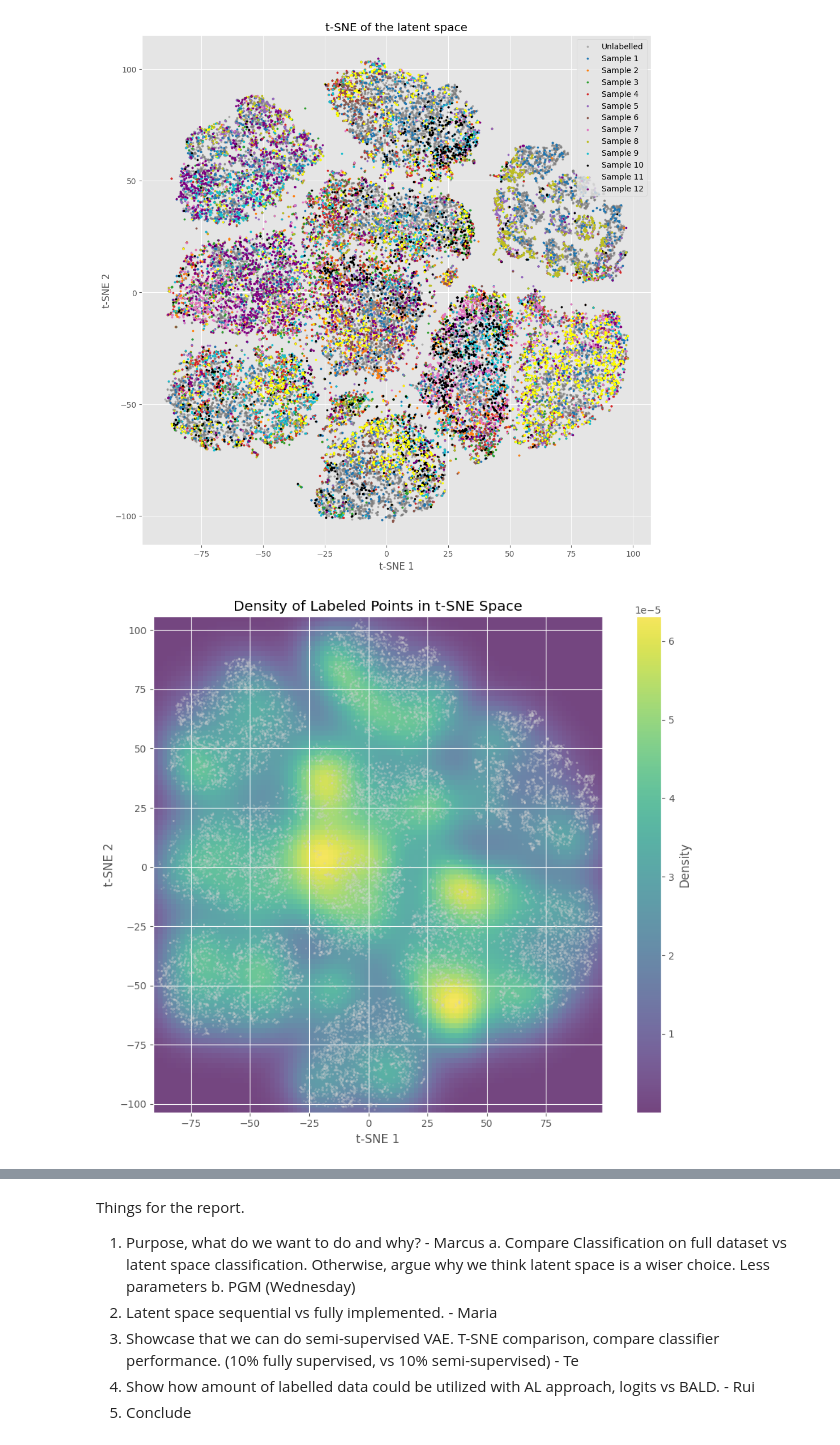
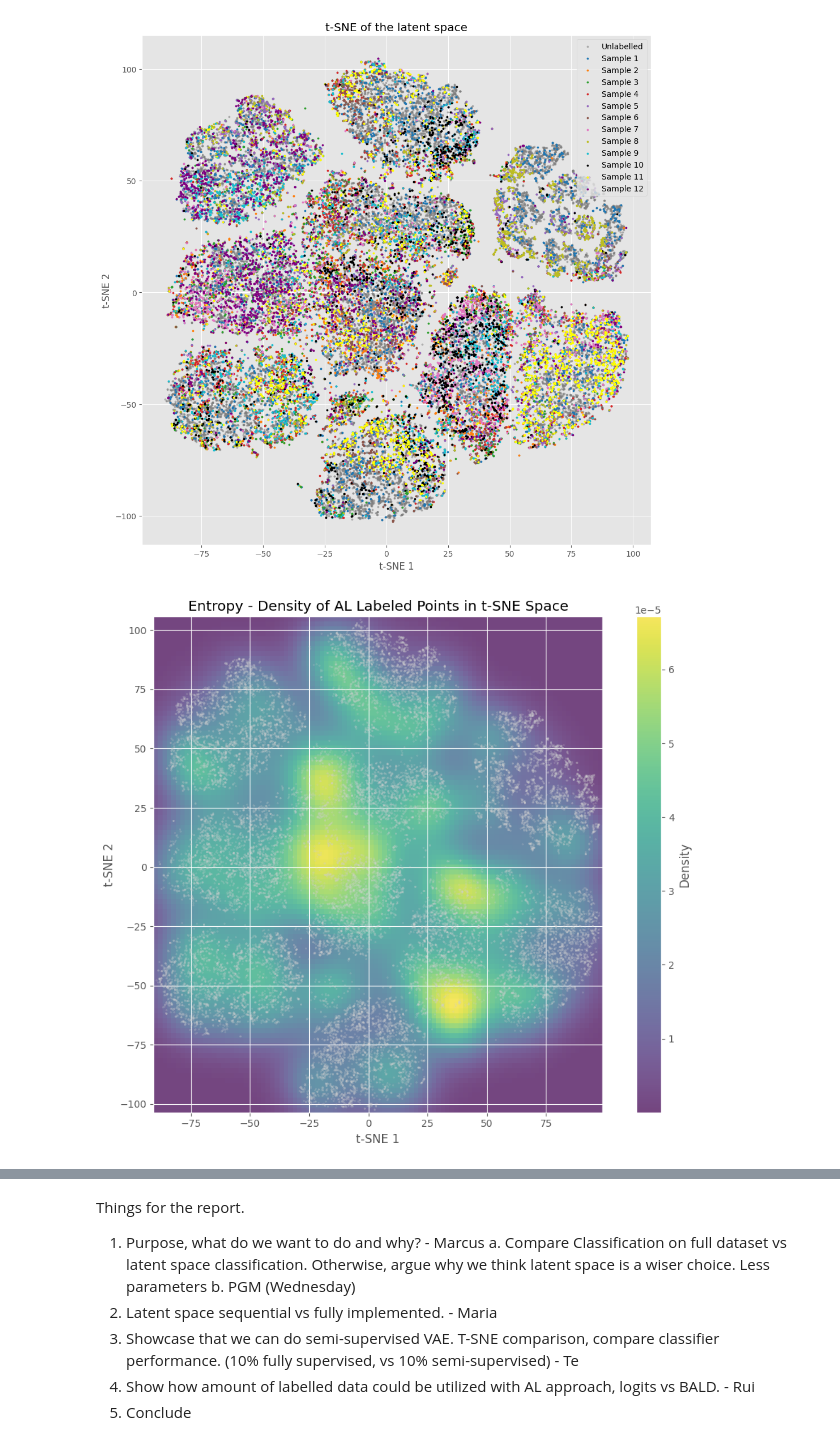
Before and after one commit to teisnotte/model-based-machine-learning-ssvae, a Jupyter notebook: ssVAE_mabeng.ipynb, the cells around one changed output, grey strips where cells are left out. Cells and saved outputs as stored; diff of their text form; code cells hidden in the pictures.

Commit message:
Density plots

```diff
--- a/ssVAE_mabeng.ipynb
+++ b/ssVAE_mabeng.ipynb
@@ -1050,7 +1037,7 @@ def create_density_heatmap(z_all_tsne, idxs_hist, title="Entropy", figsize=(10,
     plt.figure(figsize=figsize)
 
     # Filter to include only labeled points
-    labeled_points = z_all_tsne[cols > 0]
+    labeled_points = z_all_tsne[cols > 1]
 
     # Create a meshgrid for density calculation
     x_min, x_max = z_all_tsne[:, 0].min() - 1, z_all_tsne[:, 0].max() + 1
@@ -1069,7 +1056,7 @@ def create_density_heatmap(z_all_tsne, idxs_hist, title="Entropy", figsize=(10,
         plt.imshow(f.T, extent=[x_min, x_max, y_min, y_max],
                   origin='lower', cmap=cmap, alpha=0.7)
 
-    plt.title(f"{title} - Density of Labeled Points in t-SNE Space")
+    plt.title(f"{title} - Density of AL Labeled Points in t-SNE Space")
     plt.xlabel("t-SNE 1")
     plt.ylabel("t-SNE 2")
     plt.colorbar(label="Density")
@@ -1077,7 +1064,7 @@ def create_density_heatmap(z_all_tsne, idxs_hist, title="Entropy", figsize=(10,
 
     return plt.gcf()
 # %%
-fig = create_density_heatmap(z_all_tsne, idxs_hist)
+fig = create_density_heatmap(z_all_tsne, idxs_hist, title="Entropy")
 plt.show()
 # %% [output]
-[figure, old version]
+[figure, new version]
```
Also changed, not shown: parts of 5 cells of this notebook.
